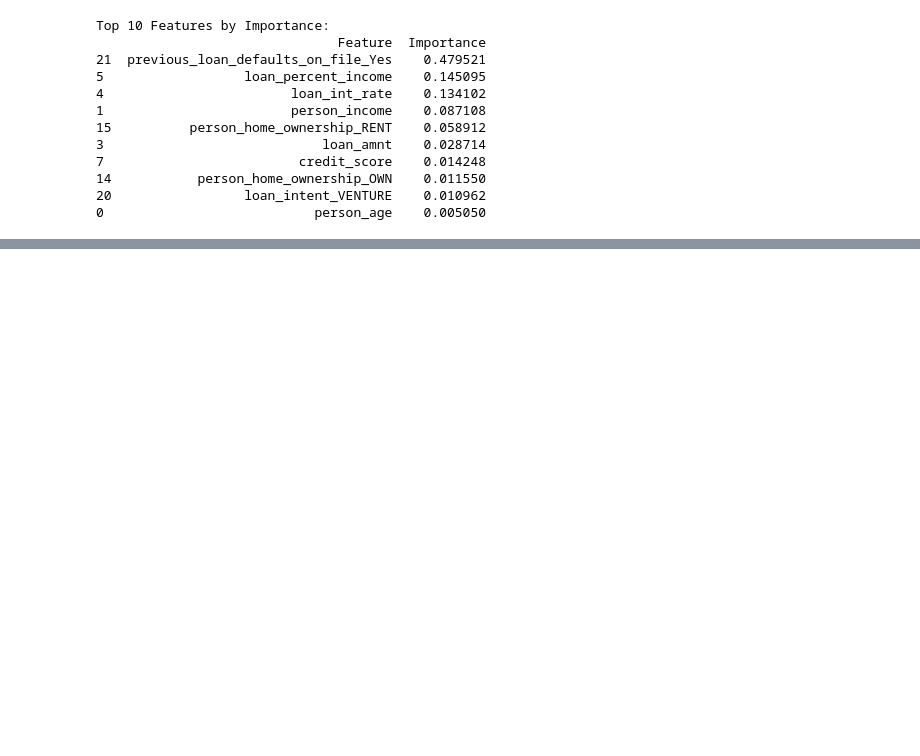
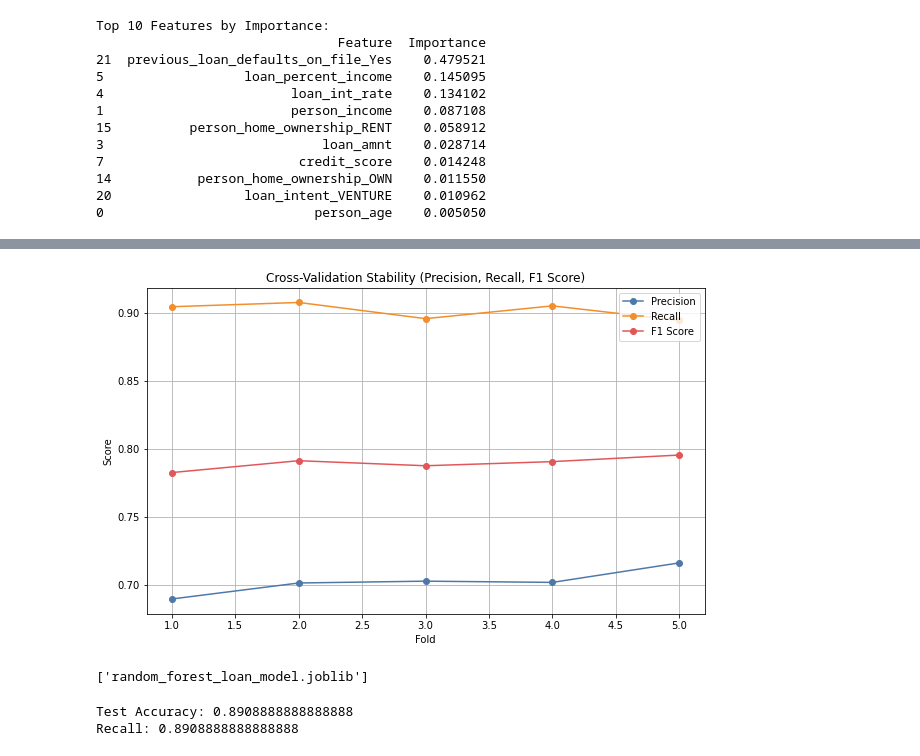
Before and after one commit to IAN-RIUA/Loan-Approval-Predictor, a Jupyter notebook: index.ipynb, the cells around one changed output, grey strips where cells are left out. Cells and saved outputs as stored; diff of their text form; code cells hidden in the pictures; blank space fills up the shorter version.

```diff
--- a/index.ipynb
+++ b/index.ipynb
@@ -533,0 +547,9 @@ The model's feature importance ranking highlights that previous loan defaults ar
+# %%
+# Define scoring metrics for cross-validation
+scoring = {
+    'precision': make_scorer(precision_score),
+    'recall': make_scorer(recall_score),
+    'f1': make_scorer(f1_score)
+}
+# %%
+cv_results = cross_validate(best_rf, X_train, y_train, cv=5, scoring=scoring, return_train_score=False)
@@ -533,0 +574,9 @@ The model's feature importance ranking highlights that previous loan defaults ar
+# %%
+# Create a DataFrame for visualization
+cv_metrics = pd.DataFrame({
+    'Fold': range(1, 6),
+    'Precision': precision_scores,
+    'Recall': recall_scores,
+    'F1 Score': f1_scores
+})
+cv_metrics
@@ -533,0 +590,19 @@ The model's feature importance ranking highlights that previous loan defaults ar
+# %%
+# Plot cross-validation results
+plt.figure(figsize=(10, 6))
+plt.plot(cv_metrics['Fold'], cv_metrics['Precision'], marker='o', label='Precision', color='#4e79a7')
+plt.plot(cv_metrics['Fold'], cv_metrics['Recall'], marker='o', label='Recall', color='#f28e2b')
+plt.plot(cv_metrics['Fold'], cv_metrics['F1 Score'], marker='o', label='F1 Score', color='#e15759')
+plt.xlabel('Fold')
+plt.ylabel('Score')
+plt.title('Cross-Validation Stability (Precision, Recall, F1 Score)')
+plt.legend()
+plt.grid()
+plt.show()
+# %% [output]
+[figure, added]
+# %%
+# Save model using joblib (recommended for scikit-learn models)
+joblib.dump(best_rf, 'random_forest_loan_model.joblib')
+# %% [output]
+['random_forest_loan_model.joblib']
@@ -533,0 +614,6 @@ The model's feature importance ranking highlights that previous loan defaults ar
+# %%
+print(f"Test Accuracy: {accuracy_score(y_test, y_pred)}")
+print(f"Recall: {recall_score(y_test, y_pred, average='weighted')}")
+# %% [output]
+Test Accuracy: 0.8908888888888888
+Recall: 0.8908888888888888
```
Also changed, not shown: parts of 10 cells of this notebook.
